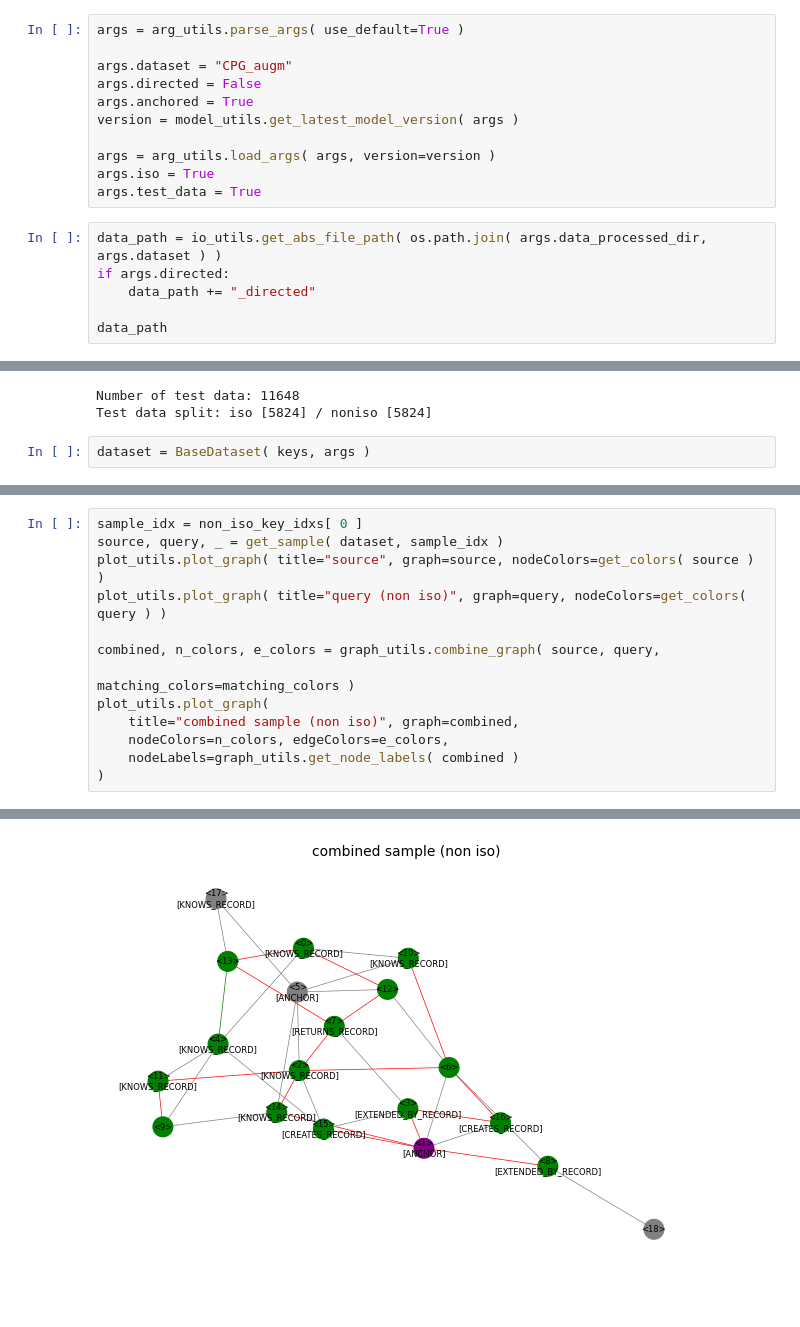
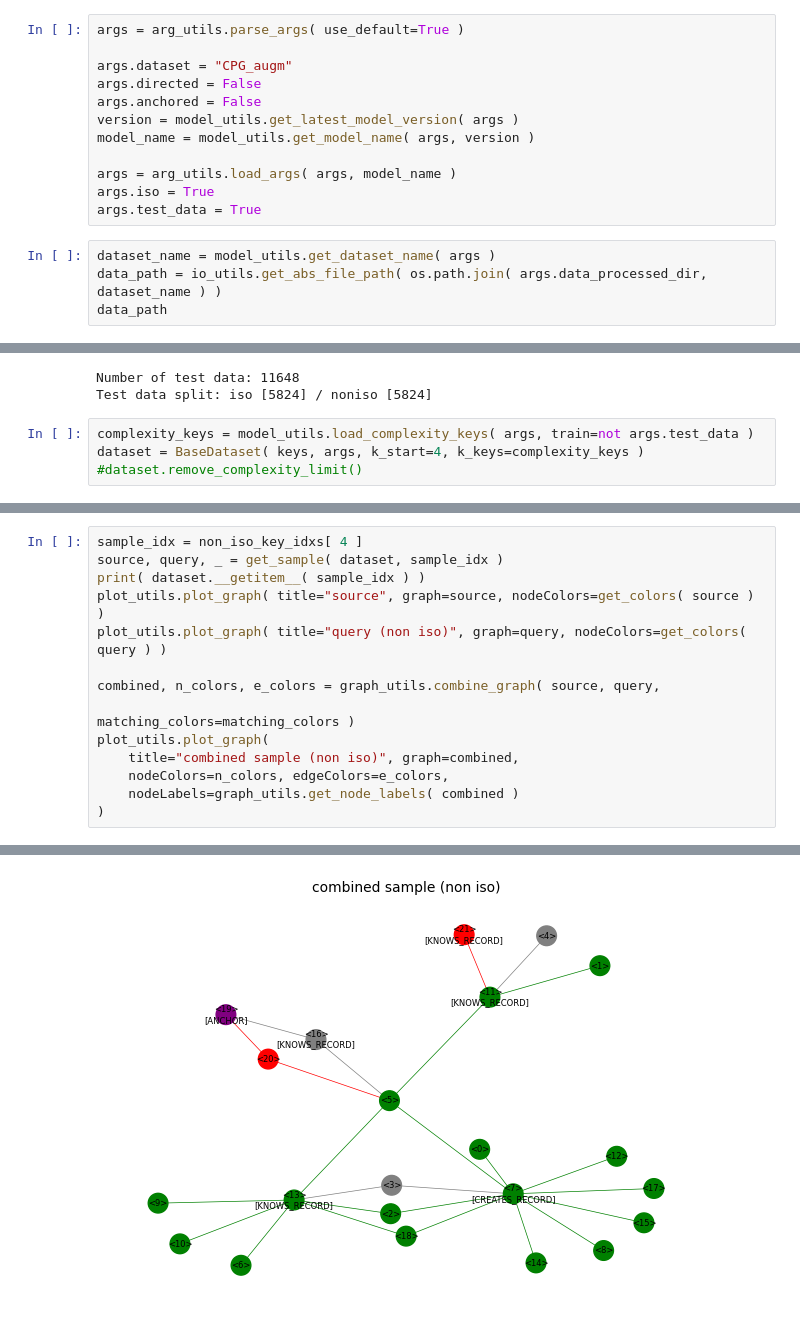
Before and after one commit to DerJeanjour/dpd-subgraph-matching, a Jupyter notebook: matching/glema/notebooks/explore_processed_data.ipynb, the cells around one changed output, grey strips where cells are left out. Cells and saved outputs as stored; diff of their text form.

```diff
--- a/matching/glema/notebooks/explore_processed_data.ipynb
+++ b/matching/glema/notebooks/explore_processed_data.ipynb
@@ -16,17 +17,16 @@ args = arg_utils.parse_args( use_default=True )
 
 args.dataset = "CPG_augm"
 args.directed = False
-args.anchored = True
+args.anchored = False
 version = model_utils.get_latest_model_version( args )
+model_name = model_utils.get_model_name( args, version )
 
-args = arg_utils.load_args( args, version=version )
+args = arg_utils.load_args( args, model_name )
 args.iso = True
 args.test_data = True
 # %%
-data_path = io_utils.get_abs_file_path( os.path.join( args.data_processed_dir, args.dataset ) )
-if args.directed:
-    data_path += "_directed"
-
+dataset_name = model_utils.get_dataset_name( args )
+data_path = io_utils.get_abs_file_path( os.path.join( args.data_processed_dir, dataset_name ) )
 data_path
 # %% [output]
 '/Users/jeanjour/Documents/projects/python/dpd-subgraph-matching/matching/glema/data/data_processed/CPG_augm'
@@ -42,7 +42,9 @@ print( f"Test data split: iso [{len( iso_key_idxs )}] / noniso [{len( non_iso_ke
 Number of test data: 11648
 Test data split: iso [5824] / noniso [5824]
 # %%
-dataset = BaseDataset( keys, args )
+complexity_keys = model_utils.load_complexity_keys( args, train=not args.test_data )
+dataset = BaseDataset( keys, args, k_start=4, k_keys=complexity_keys )
+#dataset.remove_complexity_limit()
 # %%
 matching_colors = {
     2: "purple",
@@ -83,6 +103,7 @@ plot_utils.plot_graph(
 # %%
-sample_idx = non_iso_key_idxs[ 0 ]
+sample_idx = non_iso_key_idxs[ 4 ]
 source, query, _ = get_sample( dataset, sample_idx )
+print( dataset.__getitem__( sample_idx ) )
 plot_utils.plot_graph( title="source", graph=source, nodeColors=get_colors( source ) )
 plot_utils.plot_graph( title="query (non iso)", graph=query, nodeColors=get_colors( query ) )
 
@@ -99 +137 @@ plot_utils.plot_graph(
-[figure, old version]
+[figure, new version]
```
Also changed, not shown: parts of 6 cells of this notebook, 14 other files.
